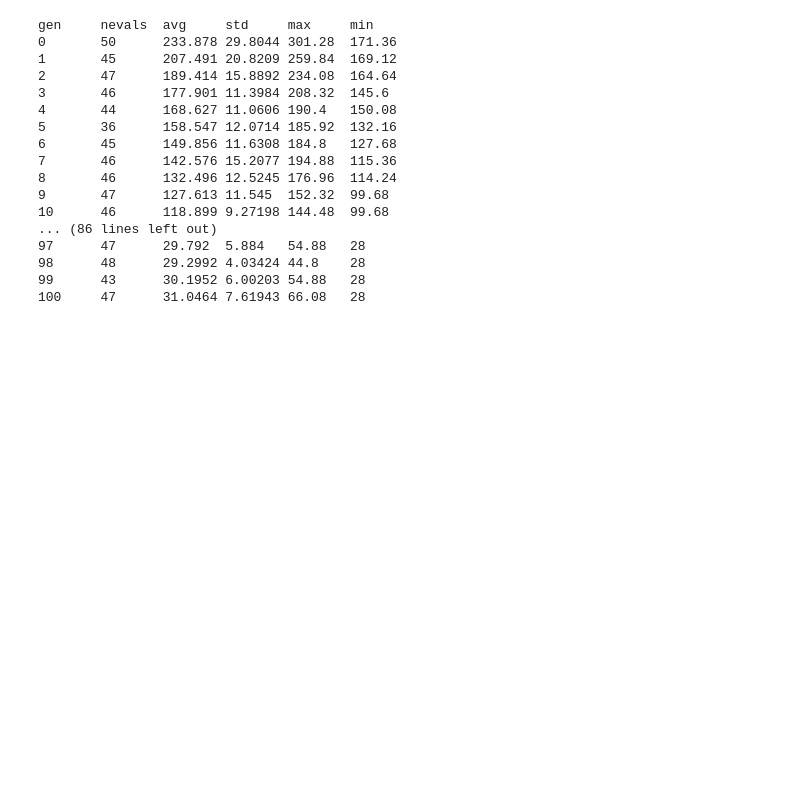
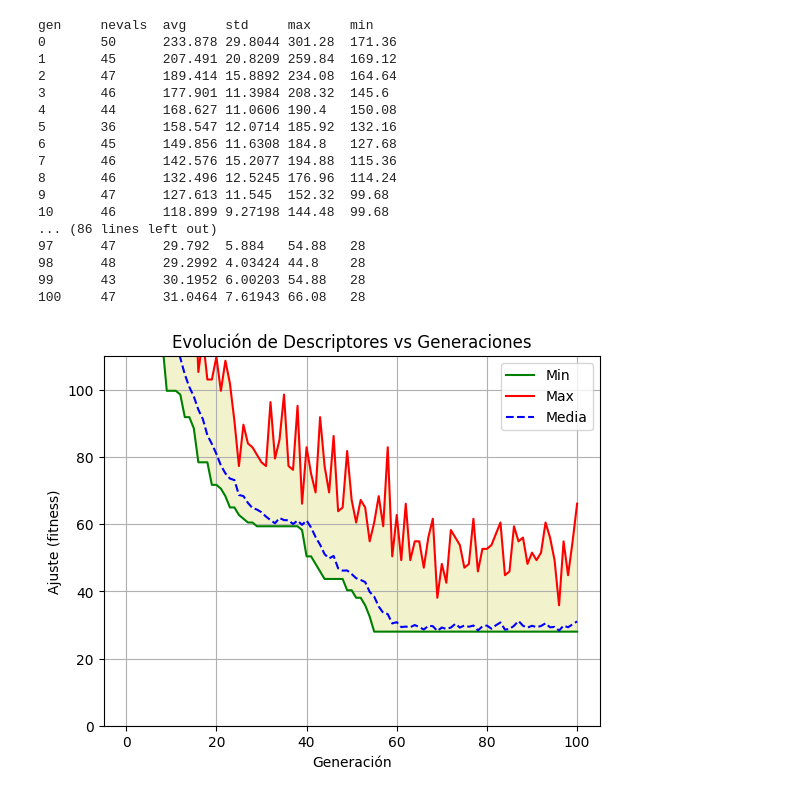
Before and after one commit to PaulaCuesta/Practica3_AndresPaula, a Jupyter notebook: Prueba2.ipynb, the cells around one changed output. Cells and saved outputs as stored; diff of their text form; code cells hidden in the pictures; blank space fills up the shorter version.

```diff
--- a/Prueba2.ipynb
+++ b/Prueba2.ipynb
@@ -59,3 +59,7 @@ gen     nevals  avg     std     max     min
 98      48      29.2992 4.03424 44.8    28
 99      43      30.1952 6.00203 54.88   28
 100     47      31.0464 7.61943 66.08   28
+# %%
+alg_gen.plot_evolucion(logbook)
+# %% [output]
+[figure, added]
```
Also changed, not shown: 1 other file.
